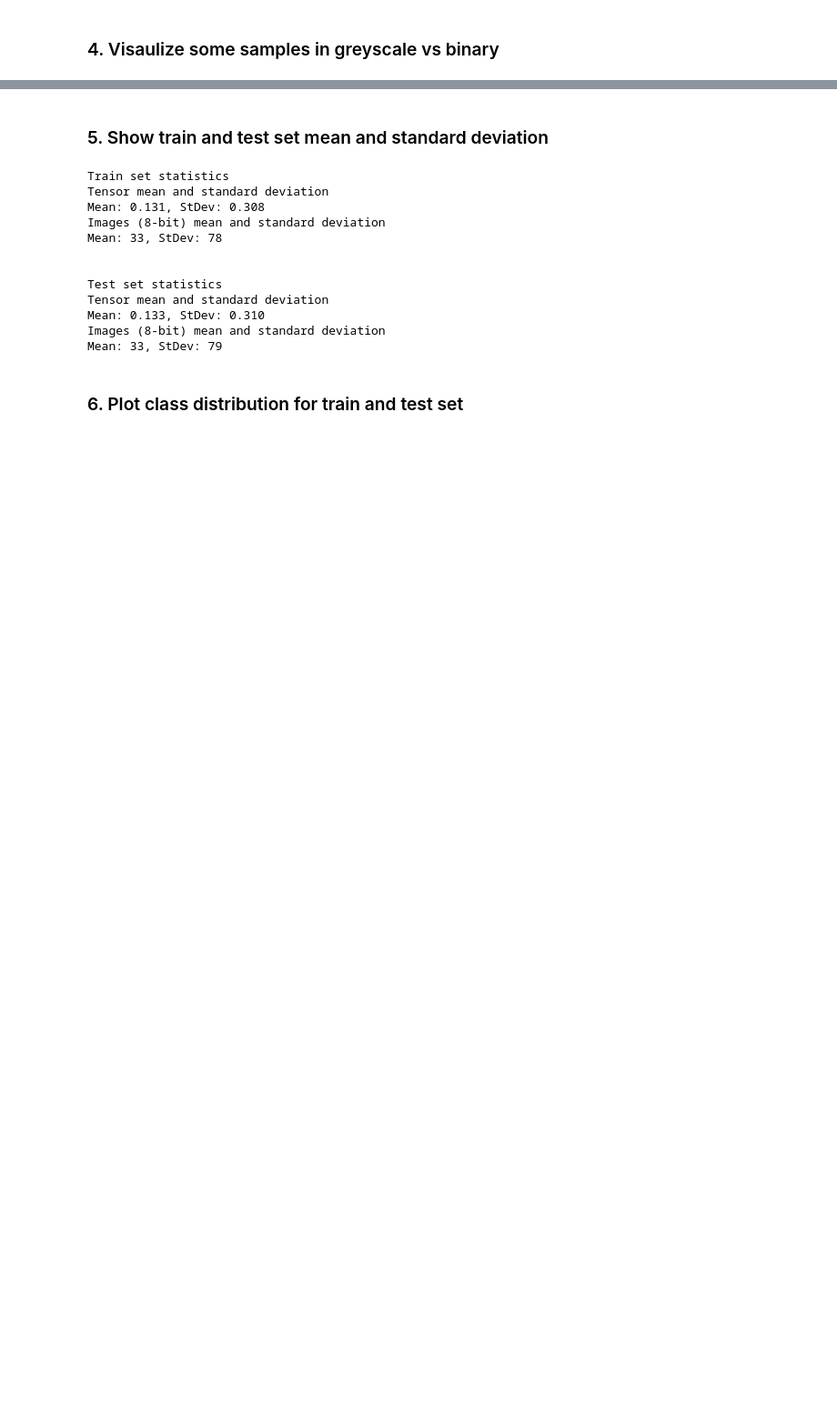
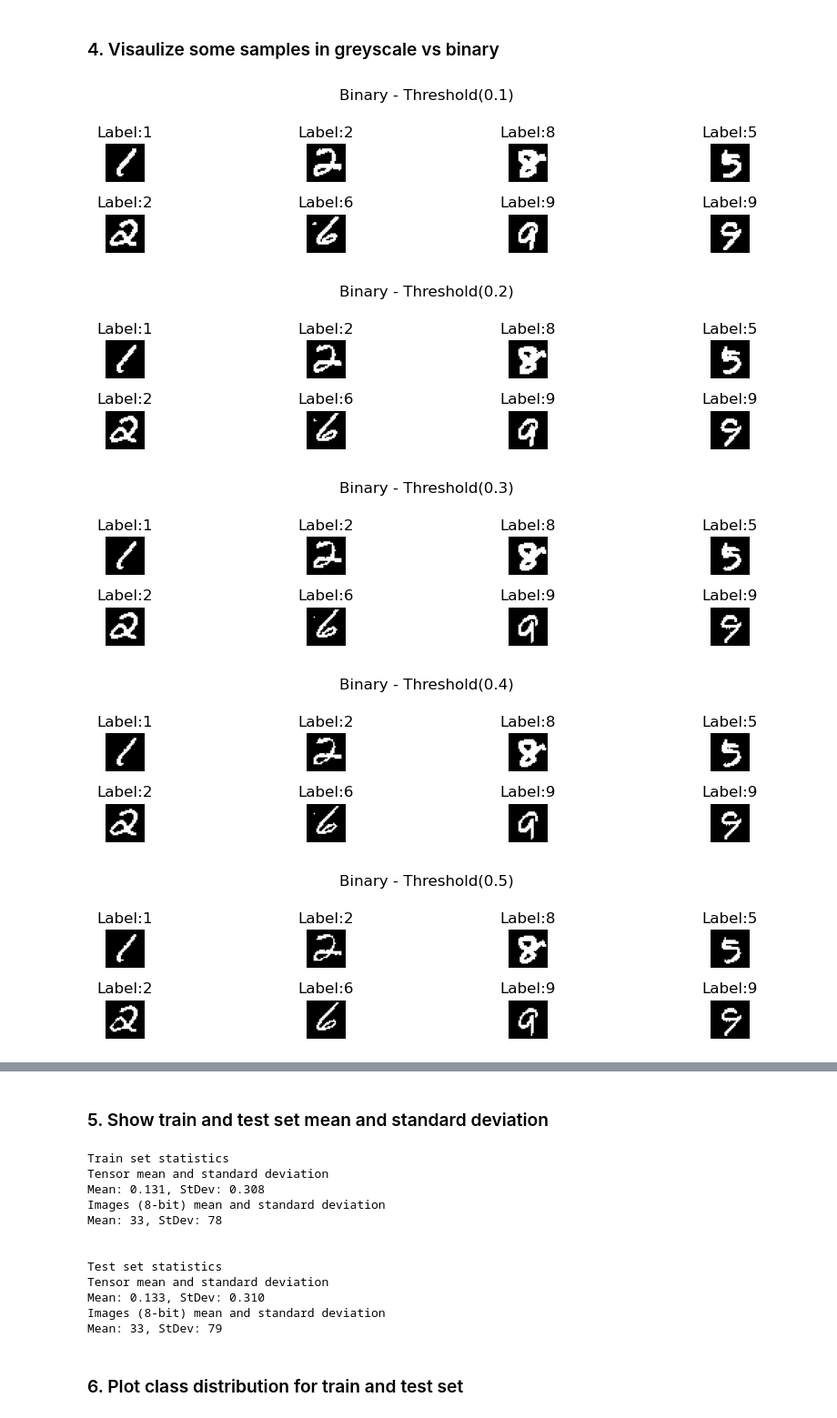
Before and after one commit to lopezyouhei/mnist_workflow, a Jupyter notebook: notebooks/data_visualization.ipynb, the cells around one changed output, grey strips where cells are left out. Shown at 91% size. Saved outputs shown, nothing was run; the diff lists cells and outputs as text; code cells hidden in the pictures; blank space fills up the shorter version.

Commit message:
implement binary thresholding option for visualize_mnist function
display of this function available in section 3 of
data_visualization notebook

```diff
--- a/notebooks/data_visualization.ipynb
+++ b/notebooks/data_visualization.ipynb
@@ -66,2 +67,13 @@ for i in range(3):
 # %% [markdown]
 ### 4. Visaulize some samples in greyscale vs binary
+# %%
+threshold = 0.1
+for i in range(9):
+    torch.manual_seed(42)
+    visualize_mnist(train_loader, binary=True, binary_threshold=round(threshold+(i*threshold),1))
+# %% [output]
+[figure, added]
+[figure, added]
+[figure, added]
+[figure, added]
+[figure, added]
```
Also changed, not shown: parts of 2 cells of this notebook, 1 other file.
